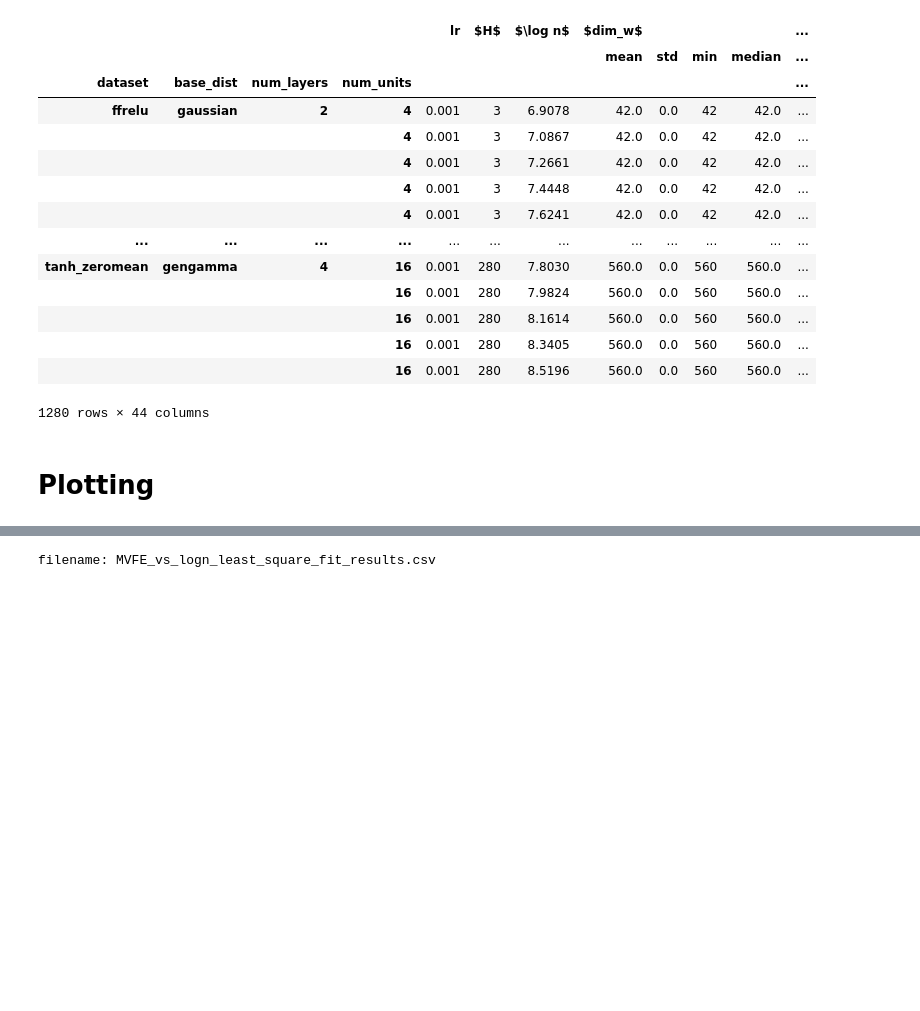
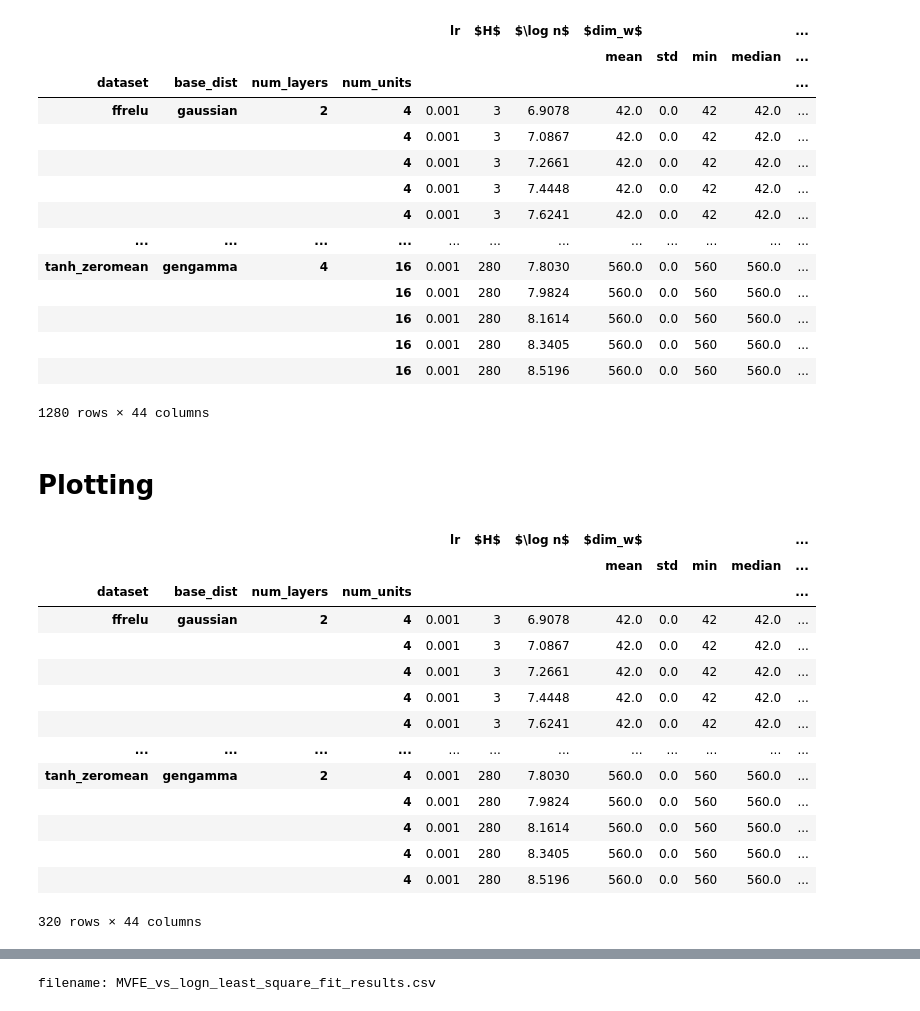
Before and after one commit to suswei/BNN_via_SLT, a Jupyter notebook: plot-experimental-results.ipynb, the cells around one changed output, grey strips where cells are left out. Drawn from its saved outputs; the diff is of its cells as text; code cells hidden in the pictures; blank space fills up the shorter version.

```diff
--- a/plot-experimental-results.ipynb
+++ b/plot-experimental-results.ipynb
@@ -237 +225,20 @@ def _transpose_list(x):
+# %%
+mask = (df_plot.index.get_level_values("num_layers") == 2) & (df_plot.index.get_level_values("num_units") == 4)
+df_plot[mask]
+# %% [output]
+|  |  |  |  | lr | $H$ | $\log n$ | $dim_w$ |  |  |  | ... |
+|  |  |  |  |  |  |  | mean | std | min | median | ... |
+| dataset | base_dist | num_layers | num_units |  |  |  |  |  |  |  | ... |
+| ffrelu | gaussian | 2 | 4 | 0.001 | 3 | 6.9078 | 42.0 | 0.0 | 42 | 42.0 | ... |
+|  |  |  | 4 | 0.001 | 3 | 7.0867 | 42.0 | 0.0 | 42 | 42.0 | ... |
+|  |  |  | 4 | 0.001 | 3 | 7.2661 | 42.0 | 0.0 | 42 | 42.0 | ... |
+|  |  |  | 4 | 0.001 | 3 | 7.4448 | 42.0 | 0.0 | 42 | 42.0 | ... |
+|  |  |  | 4 | 0.001 | 3 | 7.6241 | 42.0 | 0.0 | 42 | 42.0 | ... |
+| ... | ... | ... | ... | ... | ... | ... | ... | ... | ... | ... | ... |
+| tanh_zeromean | gengamma | 2 | 4 | 0.001 | 280 | 7.8030 | 560.0 | 0.0 | 560 | 560.0 | ... |
+|  |  |  | 4 | 0.001 | 280 | 7.9824 | 560.0 | 0.0 | 560 | 560.0 | ... |
+|  |  |  | 4 | 0.001 | 280 | 8.1614 | 560.0 | 0.0 | 560 | 560.0 | ... |
+|  |  |  | 4 | 0.001 | 280 | 8.3405 | 560.0 | 0.0 | 560 | 560.0 | ... |
+|  |  |  | 4 | 0.001 | 280 | 8.5196 | 560.0 | 0.0 | 560 | 560.0 | ... |
+320 rows × 44 columns
 # %%
```
Also changed, not shown: parts of 10 cells of this notebook, 4 other files.
